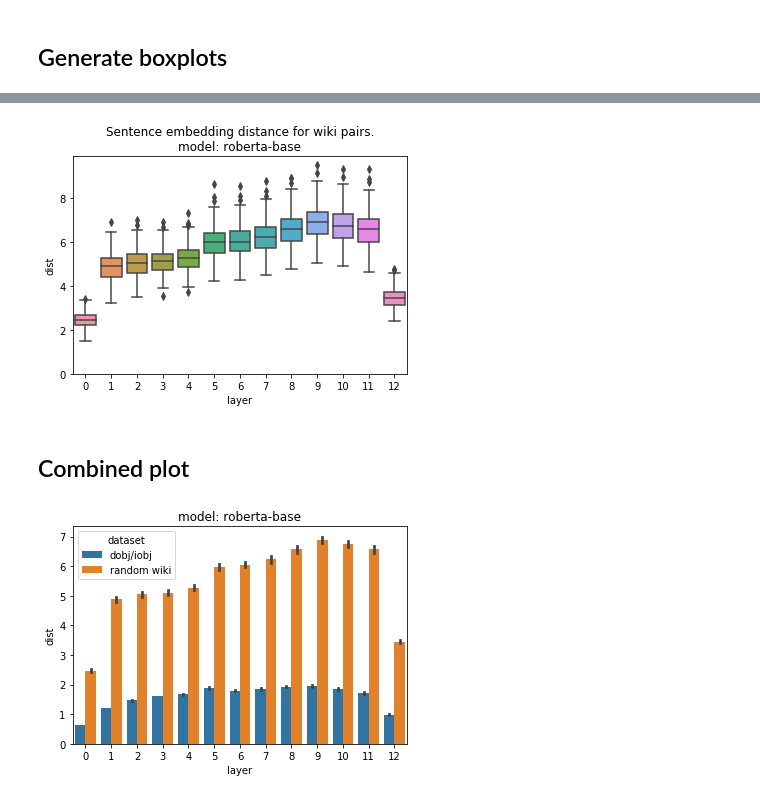
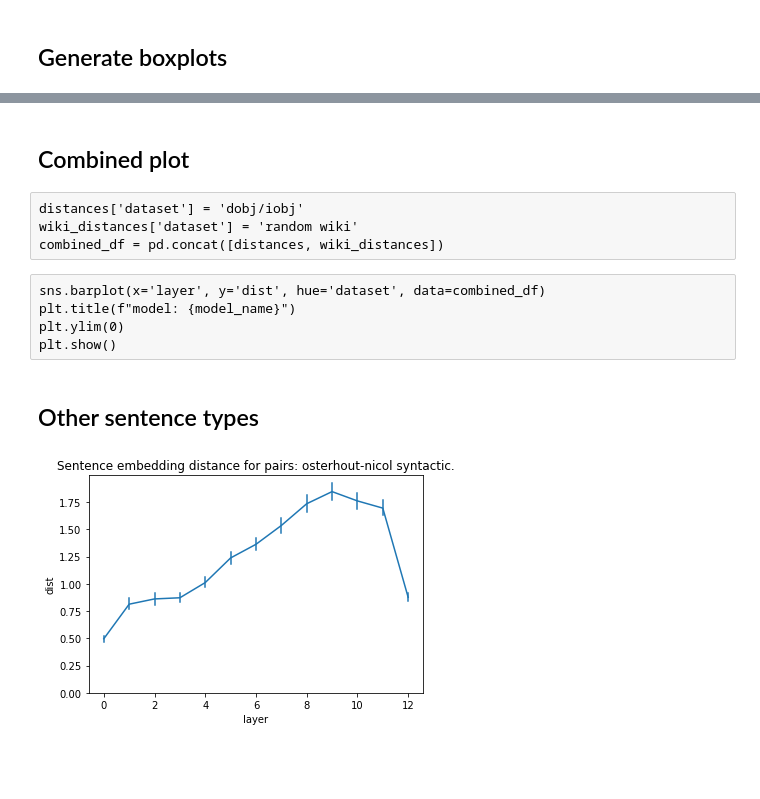
Before and after one commit to SPOClab-ca/layerwise-anomaly, a Jupyter notebook: notebooks_bai/LayerwiseSensitivity.ipynb, the cells around one changed output, grey strips where cells are left out. Cells and saved outputs as stored; diff of their text form; code cells hidden in the pictures; blank space fills up the shorter version.

```diff
--- a/notebooks_bai/LayerwiseSensitivity.ipynb
+++ b/notebooks_bai/LayerwiseSensitivity.ipynb
@@ -86,9 +57,2 @@ Processing layer: 12
-# %%
-sns.boxplot(x='layer', y='dist', data=wiki_distances)
-plt.title(f"Sentence embedding distance for wiki pairs.\nmodel: {model_name}")
-plt.ylim(0)
-plt.show()
-# %% [output]
-[figure, removed]
 # %% [markdown]
 ## Combined plot
@@ -99,7 +59,16 @@ combined_df = pd.concat([distances, wiki_distances])
-# %%
-sns.barplot(x='layer', y='dist', hue='dataset', data=combined_df)
-plt.title(f"model: {model_name}")
-plt.ylim(0)
-plt.show()
-# %% [output]
-[figure, removed]
+# %% [raw]
+distances['dataset'] = 'dobj/iobj'
+wiki_distances['dataset'] = 'random wiki'
+combined_df = pd.concat([distances, wiki_distances])
+# %% [raw]
+sns.barplot(x='layer', y='dist', hue='dataset', data=combined_df)
+plt.title(f"model: {model_name}")
+plt.ylim(0)
+plt.show()
+# %% [markdown]
+## Other sentence types
+# %%
+sents = sentgen.get_osterhout_nicol('syntactic')
+plot_distances(sents, 'osterhout-nicol syntactic')
+# %% [output]
+[figure, added]
```
Also changed, not shown: parts of 7 cells of this notebook, 3 other files.
